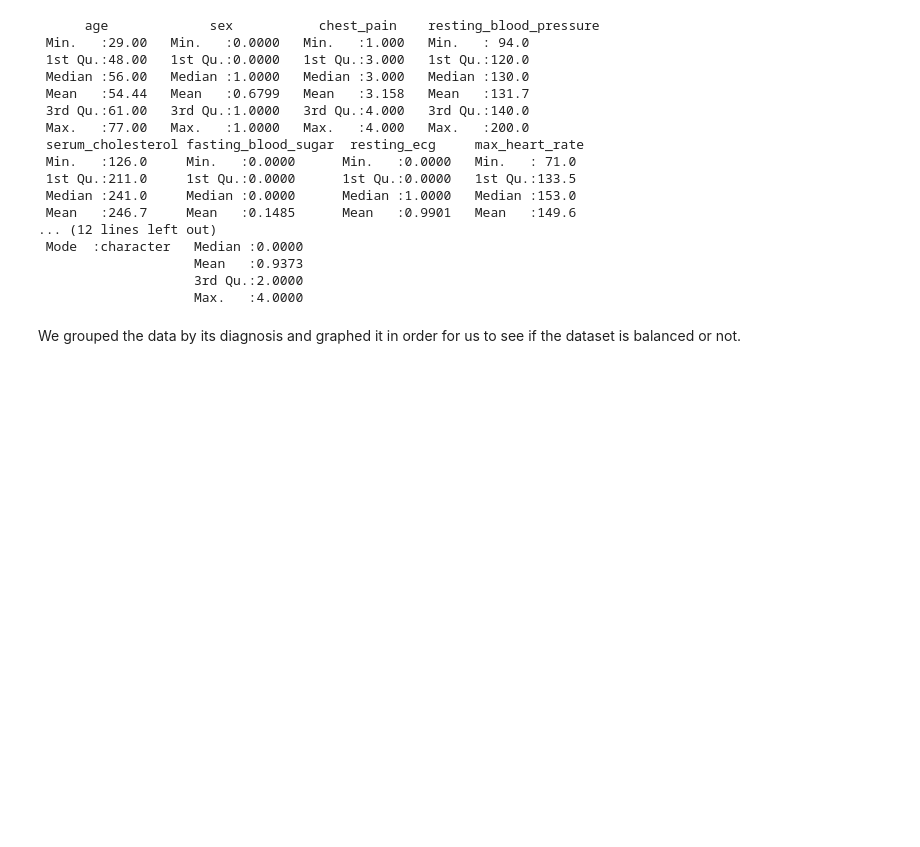
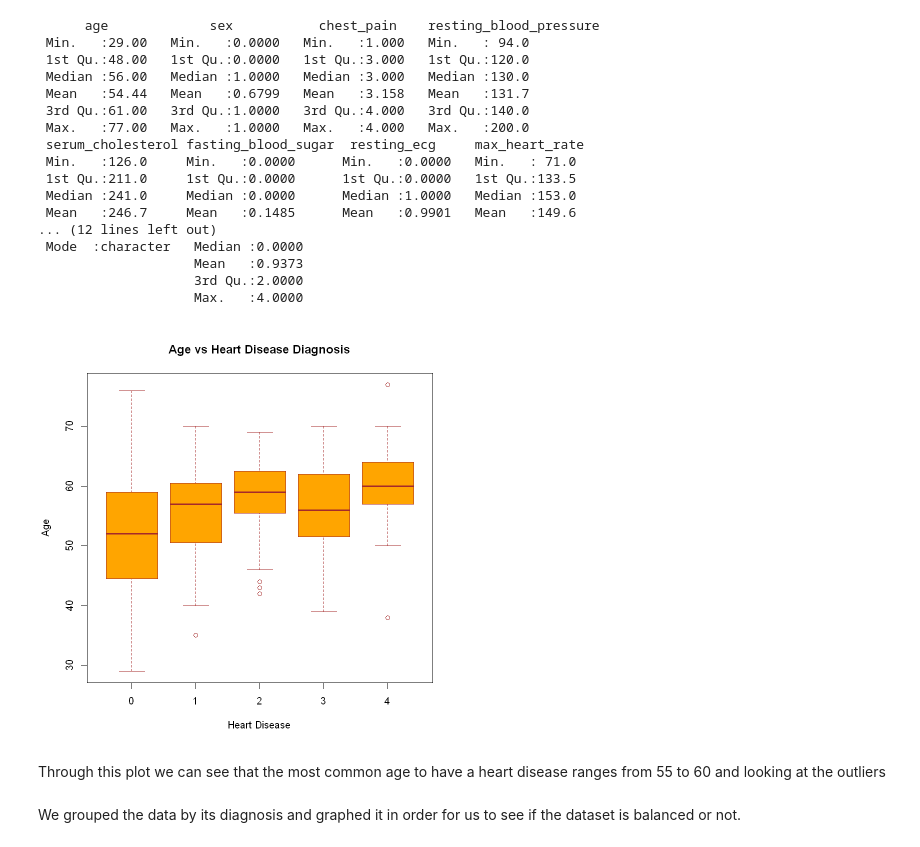
Before and after one commit to DSCI-310/DSCI-310-Group-2, a Jupyter notebook: Predicting_Heart_Disease.ipynb, the cells around one changed output. Drawn from its saved outputs; the diff is of its cells as text; code cells hidden in the pictures; blank space fills up the shorter version.

Commit message:
Added box plot

```diff
--- a/Predicting_Heart_Disease.ipynb
+++ b/Predicting_Heart_Disease.ipynb
@@ -244,6 +244,19 @@ summary(heart_disease) #summary
                     Mean   :0.9373
                     3rd Qu.:2.0000
                     Max.   :4.0000
+# %%
+boxplot(age ~ diagnosis,
+data=heart_disease,
+main="Age vs Heart Disease Diagnosis",
+xlab="Heart Disease",
+ylab="Age",
+col="orange",
+border="brown"
+)
+# %% [output]
+[figure, added]
+# %% [markdown]
+Through this plot we can see that the most common age to have a heart disease ranges from 55 to 60 and looking at the outliers
 # %% [markdown]
 We grouped the data by its diagnosis and graphed it in order for us to see if the dataset is balanced or not.
 # %%
```
Also changed, not shown: parts of 1 cell of this notebook.
